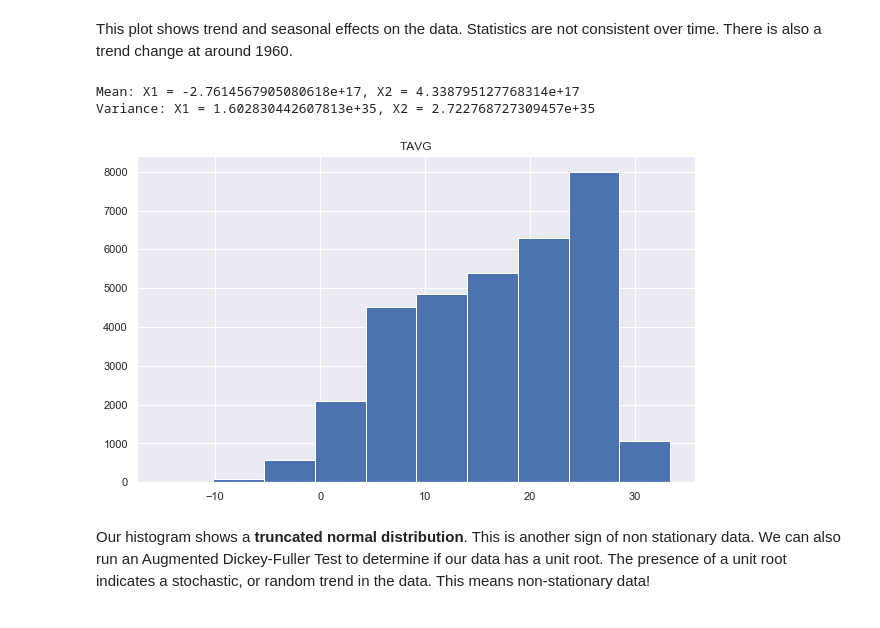
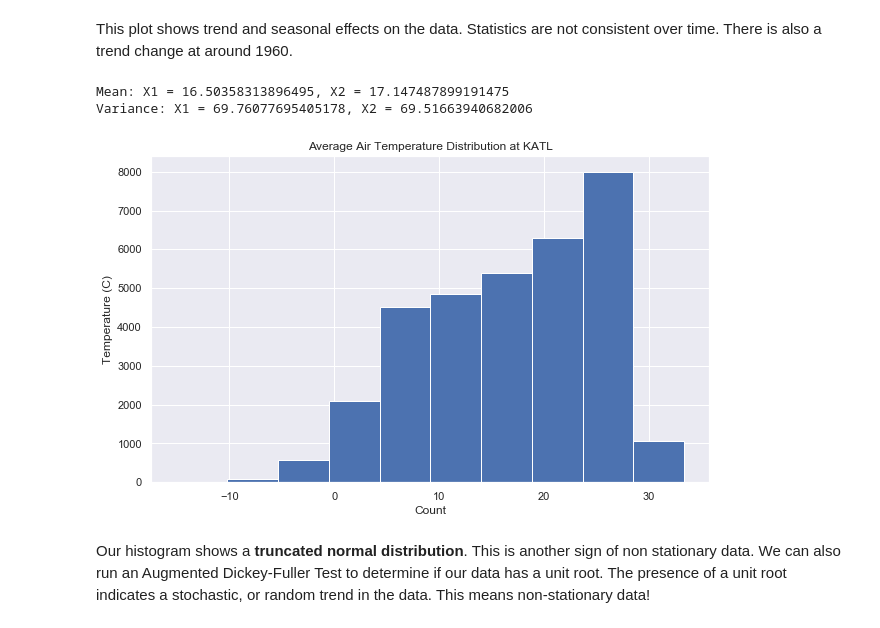
Before and after one commit to nigel5/weather-prediction, a Jupyter notebook: model.ipynb, the cells around one changed output. Cells and saved outputs as stored; diff of their text form; code cells hidden in the pictures.

```diff
--- a/model.ipynb
+++ b/model.ipynb
@@ -94,7 +118,6 @@ This plot shows trend and seasonal effects on the data. Statistics are not consi
 # %%
 def print_stats(df):
     df_cpy = df.copy()
-    df_cpy["DATE"] = df_cpy["DATE"].values.astype(float)
     X = df_cpy.values
     split = len(X) // 2
     X1, X2 = X[0: split], X[split:]
@@ -105,16 +128,18 @@ def print_stats(df):
 
 print_stats(df)
 # %% [output]
-Mean: X1 = -2.7614567905080618e+17, X2 = 4.338795127768314e+17
-Variance: X1 = 1.602830442607813e+35, X2 = 2.722768727309457e+35
+Mean: X1 = 16.50358313896495, X2 = 17.147487899191475
+Variance: X1 = 69.76077695405178, X2 = 69.51663940682006
-# %%
-def plot_dist(df):
-    df_cpy = df.copy()
-    df_cpy[["DATE", "TAVG"]].set_index("DATE").hist(figsize=(10, 6))
-
-plot_dist(df)
-# %% [output]
-[figure, removed]
+# %%
+def plot_dist(df):
+    ax = df.hist()
+    ax[0][0].set_title("Average Air Temperature Distribution at KATL")
+    ax[0][0].set_xlabel("Count")
+    ax[0][0].set_ylabel("Temperature (C)")
+
+plot_dist(df)
+# %% [output]
+[figure, added]
 # %% [markdown]
 Our histogram shows a **truncated normal distribution**. This is another sign of non stationary data. We can also run an Augmented Dickey-Fuller Test to determine if our data has a unit root. The presence of a unit root indicates a stochastic, or random trend in the data. This means non-stationary data!
 # %%
```
Also changed, not shown: parts of 13 cells of this notebook.
